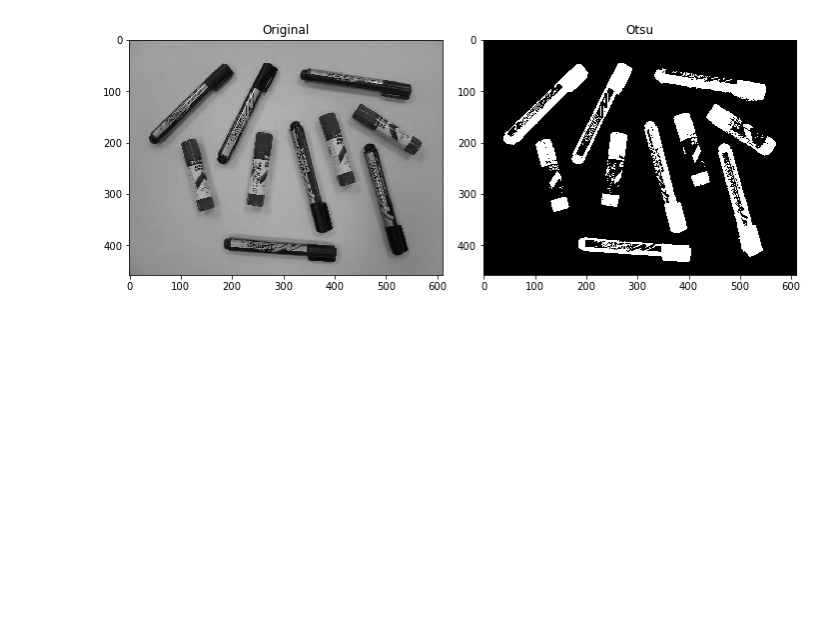
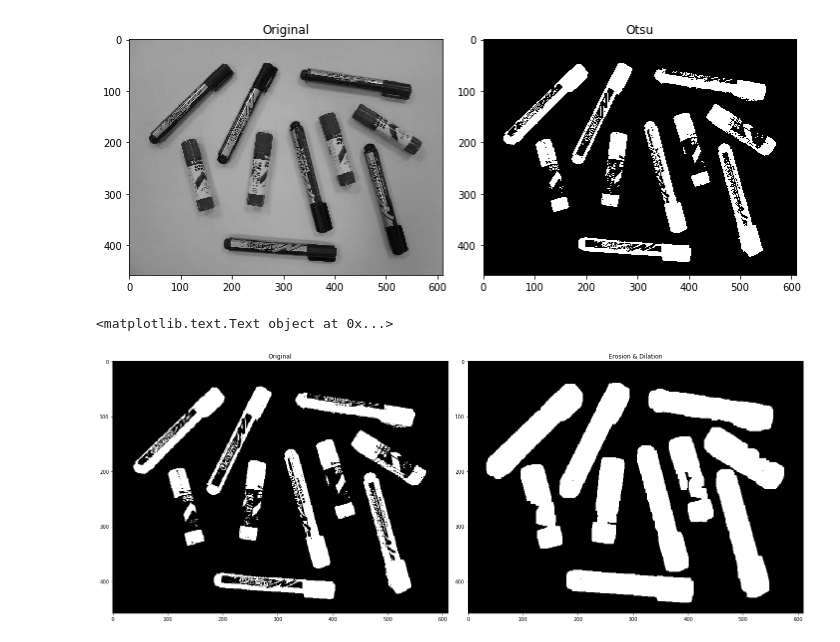
Before and after one commit to ali-yar/B31XB-IIP-TP-1718, a Jupyter notebook: 5-morpho-segmentation/5-morpho-segmentation.ipynb, the cells around one changed output. Saved outputs shown, nothing was run; the diff lists cells and outputs as text; code cells hidden in the pictures; blank space fills up the shorter version.

```diff
--- a/5-morpho-segmentation/5-morpho-segmentation.ipynb
+++ b/5-morpho-segmentation/5-morpho-segmentation.ipynb
@@ -281,3 +284,23 @@ plt.title('Otsu')
 # %% [output]
 <matplotlib.text.Text object at 0x...>
 [figure]
+# %%
+from skimage.morphology import erosion, dilation, rectangle
+
+im_op = im_threshold
+im_op = dilation(im_op,rectangle(9,5))
+im_op = dilation(im_op,rectangle(5,7))
+
+
+plt.figure(figsize=(20,20))
+
+plt.subplot(1,2,1)
+io.imshow(im_threshold)
+plt.title('Original')
+
+plt.subplot(1,2,2)
+io.imshow(im_op)
+plt.title('Erosion & Dilation')
+# %% [output]
+<matplotlib.text.Text object at 0x...>
+[figure, added]
```
Also changed, not shown: parts of 5 cells of this notebook.
